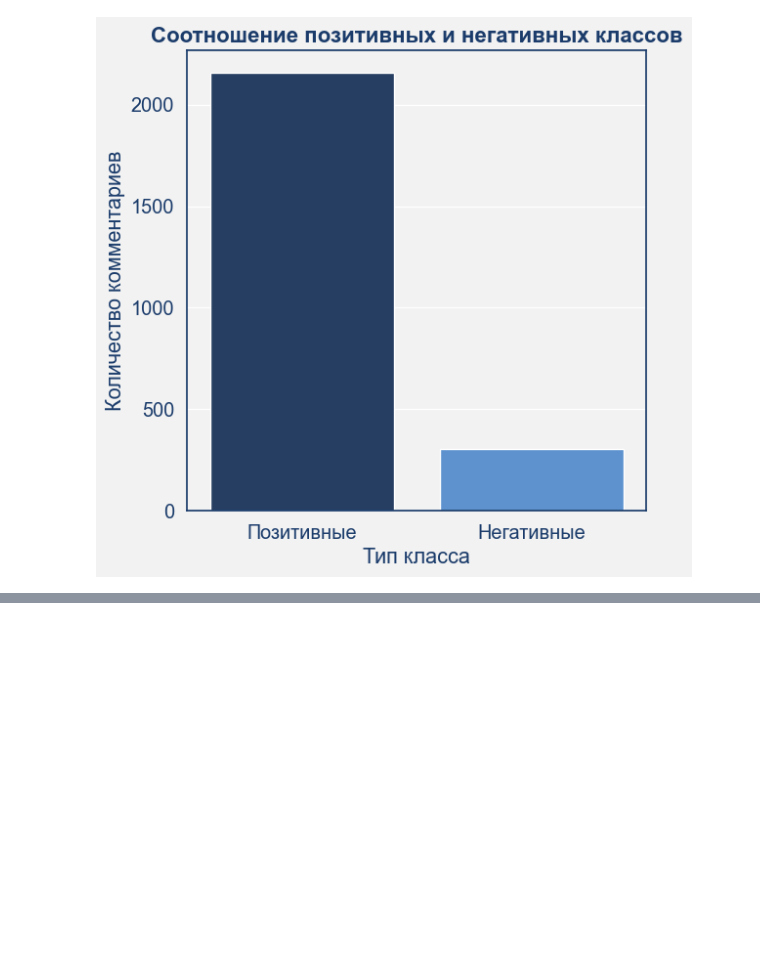
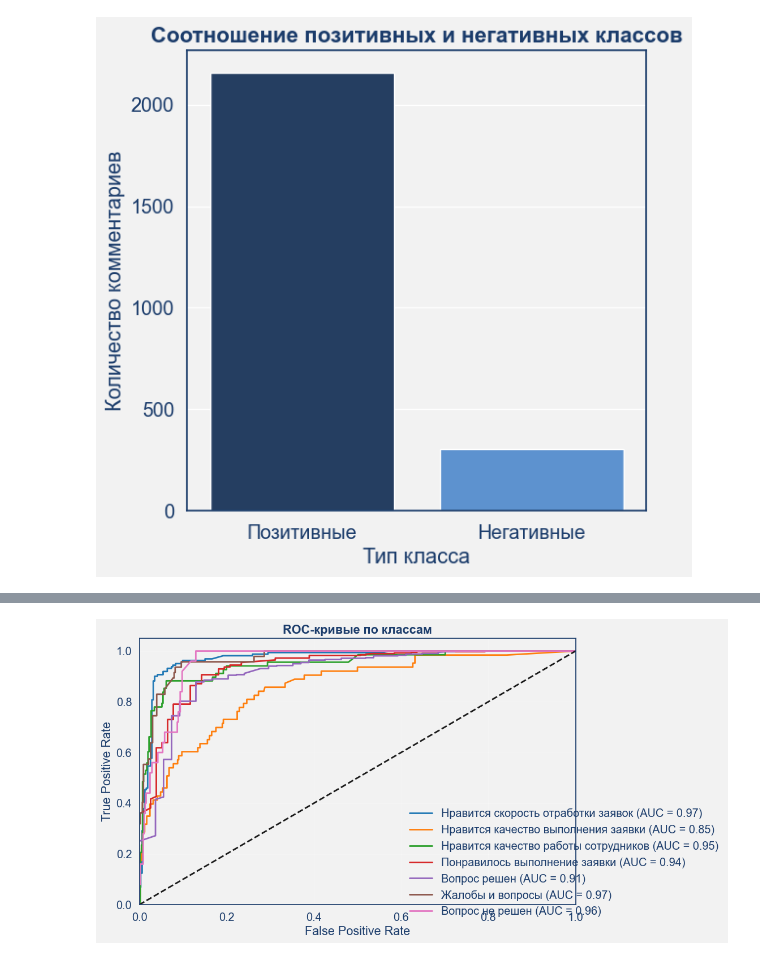
Before and after one commit to linkkdm/intens4, a Jupyter notebook: main.ipynb, the cells around one changed output, grey strips where cells are left out. Drawn from its saved outputs; the diff is of its cells as text; code cells hidden in the pictures; blank space fills up the shorter version.

Commit message:
model

```diff
--- a/main.ipynb
+++ b/main.ipynb
@@ -417,0 +422,88 @@ Passing `palette` without assigning `hue` is deprecated and will be removed in v
+# %%
+from sklearn.multiclass import OneVsRestClassifier
+from sklearn.linear_model import LogisticRegression
+from sklearn.feature_extraction.text import TfidfVectorizer
+from sklearn.model_selection import train_test_split
+from sklearn.metrics import roc_auc_score, roc_curve, auc, f1_score
+import matplotlib.pyplot as plt
+import pandas as pd
+import numpy as np
+import re
+
+# Конфигурация
+CFG = {
+    'text_clean': {
+        'stop_words': {'и','в','не','на','я','с','по','как','а','то','во','же','ли',
+                      'что','для','из','от','о','ну','за','да','но','уж','вы','бы','вот'},
+        'regex': r'[^а-яёА-ЯЁ ]'
+    },
+    'model_params': {
+        'max_iter': 1000,
+        'C': 0.9,
+        'class_weight': 'balanced',
+        'solver': 'saga'
+    },
+    'vectorizer': {
+        'ngram_range': (1,2),
+        'max_features': 8000,
+        'min_df': 3,
+        'max_df': 0.9
+    }
+}
+
+def preprocess_text(text):
+    text = re.sub(CFG['text_clean']['regex'], '', text, flags=re.IGNORECASE)
+    return ' '.join([word for word in text.lower().split()
+                    if word not in CFG['text_clean']['stop_words']]).strip()
+
+# Загрузка и подготовка данных
+df = pd.read_csv('done.csv')
+required_cols = ['comment','Нравится скорость отработки заявок','Нравится качество выполнения заявки',
+                'Нравится качество работы сотрудников','Понравилось выполнение заявки','Вопрос решен',
+                'Жалобы и вопросы', 'Вопрос не решен']
+
+if missing := [col for col in required_cols if col not in df.columns]:
+    raise KeyError(f'Отсутствуют колонки: {missing}')
+
+X = df['comment'].fillna('').apply(preprocess_text)
+y = df[required_cols[1:]]
+
+# Векторизация и разделение данных
+X_tfidf = TfidfVectorizer(**CFG['vectorizer']).fit_transform(X)
+X_train, X_test, y_train, y_test = train_test_split(X_tfidf, y, test_size=0.2, random_state=42)
+
+# Обучение модели
+model = OneVsRestClassifier(LogisticRegression(**CFG['model_params'])).fit(X_train, y_train)
+
+# Расчет метрик
+probs = model.predict_proba(X_test)
+preds = model.predict(X_test)
+
+metrics = []
+for i, name in enumerate(y.columns):
+    metrics.append({
+        'Label': name,
+        'ROC-AUC': round(roc_auc_score(y_test.iloc[:,i], probs[:,i]), 3),
+        'F1': round(f1_score(y_test.iloc[:,i], preds[:,i]), 3)
+    })
+
+# Вывод результатов
+print(f"\n{' Logistic Regression ':=^50}")
+print(pd.DataFrame(metrics).to_string(index=False, formatters={'ROC-AUC':'{:,.3f}'.format, 'F1':'{:,.3f}'.format}))
+print(f"\nСредние значения: ROC-AUC = {np.mean([m['ROC-AUC'] for m in metrics]):.3f}, F1 = {np.mean([m['F1'] for m in metrics]):.3f}")
+
+# Визуализация ROC-кривых
+plt.figure(figsize=(12,6))
+for i, (name, color) in enumerate(zip(y.columns, plt.cm.tab10.colors)):
+    fpr, tpr, _ = roc_curve(y_test.iloc[:,i], probs[:,i])
+    plt.plot(fpr, tpr, color=color, lw=2, label=f'{name} (AUC = {auc(fpr,tpr):.2f})')
+
+plt.plot([0,1], [0,1], 'k--', lw=2)
+plt.xlim(0,1); plt.ylim(0,1.05)
+plt.xlabel('False Positive Rate'); plt.ylabel('True Positive Rate')
+plt.title('ROC-кривые по классам')
+plt.legend(bbox_to_anchor=(1.35, 0.4))
+plt.grid(alpha=0.3)
+plt.tight_layout()
+plt.show()
+# %% [output]
@@ -417,0 +521 @@ Passing `palette` without assigning `hue` is deprecated and will be removed in v
+[figure, added]
```
Also changed, not shown: parts of 7 cells of this notebook.
